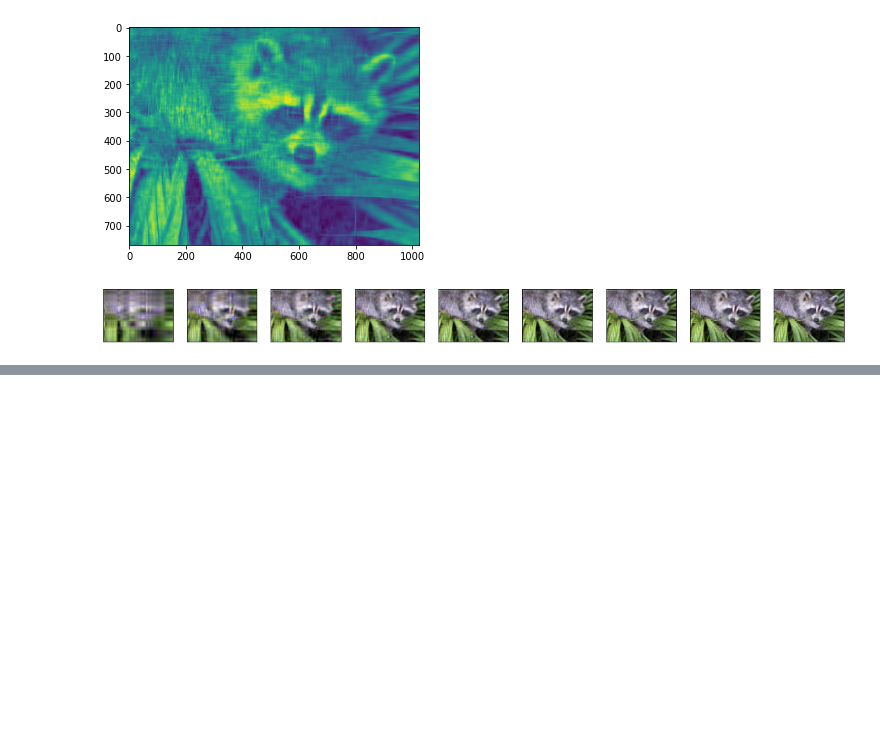
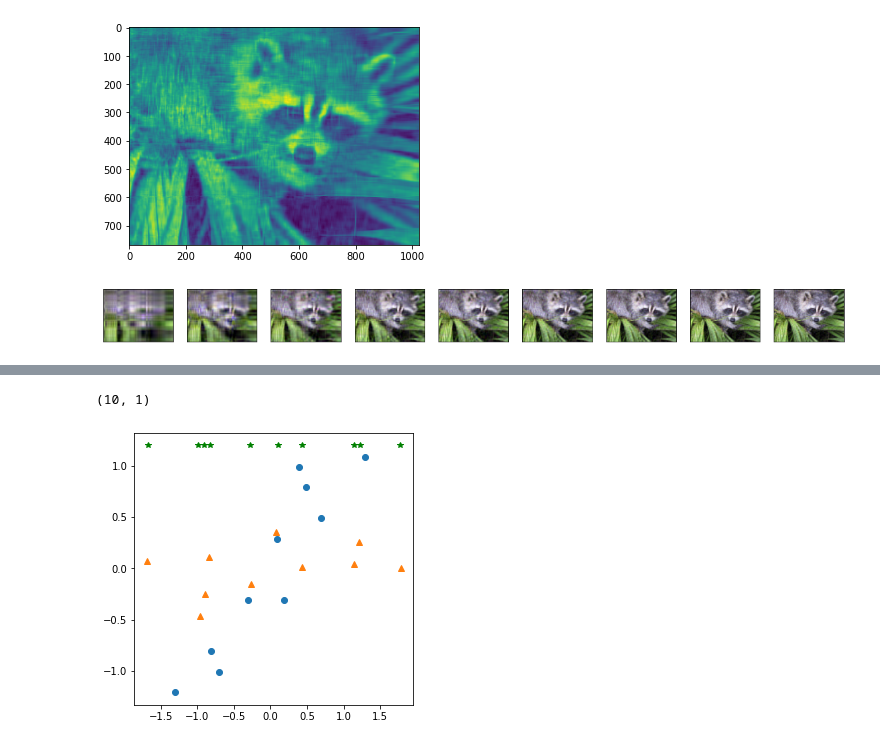
Before and after one commit to GengYiran/Deep-Python, a Jupyter notebook: Notes-and-Excercise/7numpy2.ipynb, the cells around one changed output, grey strips where cells are left out. Drawn from its saved outputs; the diff is of its cells as text; code cells hidden in the pictures; blank space fills up the shorter version.

```diff
--- a/Notes-and-Excercise/7numpy2.ipynb
+++ b/Notes-and-Excercise/7numpy2.ipynb
@@ -85,0 +137,14 @@ plt.show()
+# %%
+new_data=np.transpose(np.dot(eig_vec,np.transpose(data)))
+print(new_data[:, 0].shape)
+plt.plot(scaled_x,scaled_y,'o')
+plt.plot(new_data[:, 0], new_data[:, 1], '^')
+eig_pairs = [(np.abs(eig_val[i]), eig_vec[:,i]) for i in range(len(eig_val))]
+eig_pairs.sort(reverse=True)  # 按照特征值排序
+feature=eig_pairs[0][1]  # 找到最大的特征向量
+new_data_reduced=np.transpose(np.dot(feature,np.transpose(data))) #在最大方向上的投影
+plt.plot(new_data_reduced[:,0],[1.2]*10,'*',color='green')  # 信息最小化的降维
+plt.show()
+# %% [output]
+(10, 1)
+[figure, added]
```
Also changed, not shown: parts of 5 cells of this notebook.
